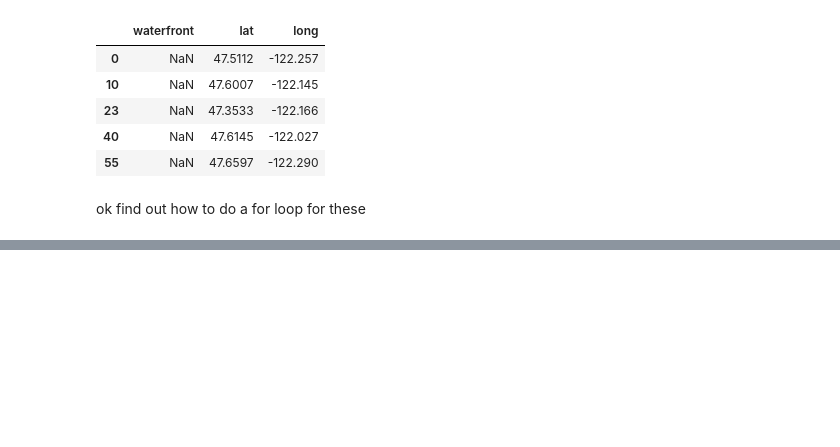
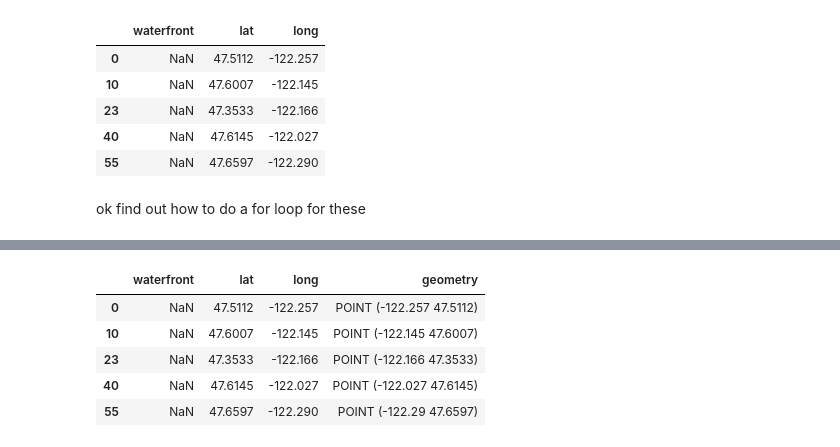
Before and after one commit to DanBaumann/KingCountyHousePrices, a Jupyter notebook: Mapping Houses.ipynb, the cells around one changed output, grey strips where cells are left out. Saved outputs shown, nothing was run; the diff lists cells and outputs as text; code cells hidden in the pictures; blank space fills up the shorter version.

```diff
--- a/Mapping Houses.ipynb
+++ b/Mapping Houses.ipynb
@@ -61,0 +84,10 @@ ok find out how to do a for loop for these
+# %%
+geo_df = gpd.GeoDataFrame(na_dropped_coordinates, crs = crs, geometry = geometry)
+geo_df.head()
+# %% [output]
+|  | waterfront | lat | long | geometry |
+| 0 | NaN | 47.5112 | -122.257 | POINT (-122.257 47.5112) |
+| 10 | NaN | 47.6007 | -122.145 | POINT (-122.145 47.6007) |
+| 23 | NaN | 47.3533 | -122.166 | POINT (-122.166 47.3533) |
+| 40 | NaN | 47.6145 | -122.027 | POINT (-122.027 47.6145) |
+| 55 | NaN | 47.6597 | -122.290 | POINT (-122.29 47.6597) |
```
Also changed, not shown: parts of 9 cells of this notebook, 2 other files.
